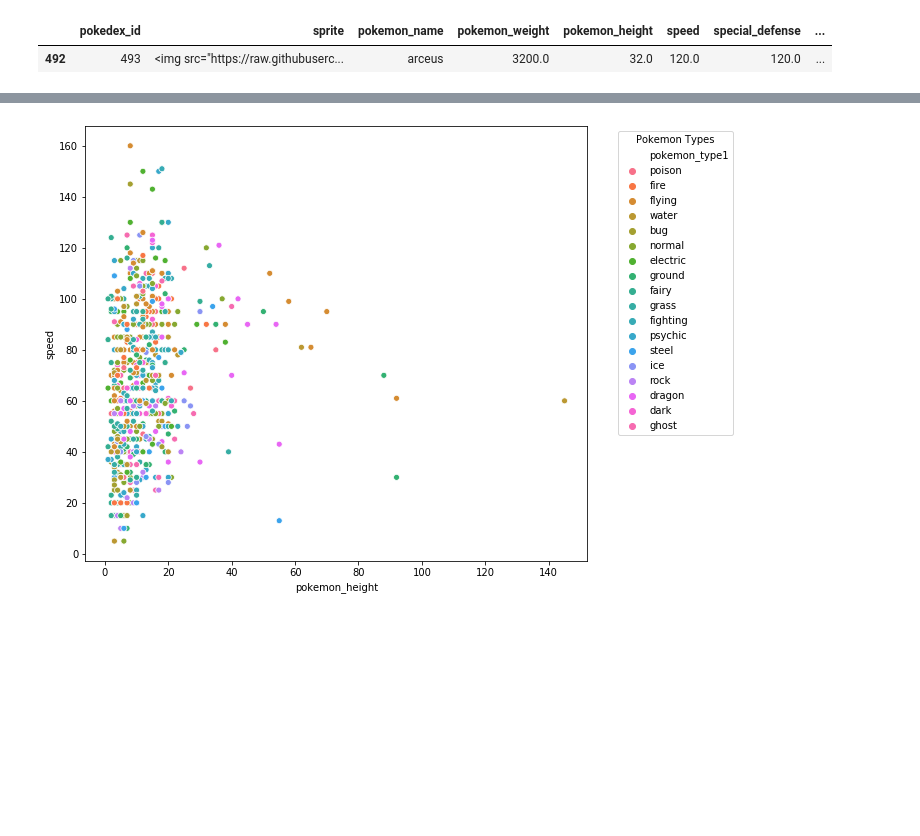
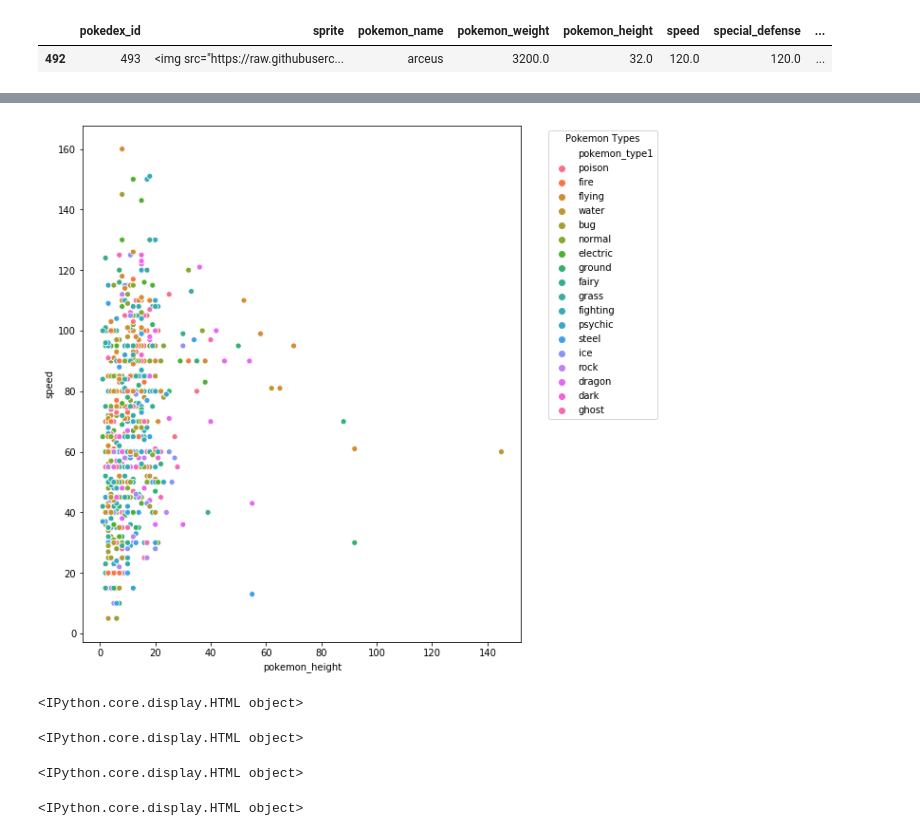
Before and after one commit to JayTDawgzone/pokemon_characteristics, a Jupyter notebook: Notebooks/pokemon_analysis.ipynb, the cells around one changed output, grey strips where cells are left out. Cells and saved outputs as stored; diff of their text form; code cells hidden in the pictures; blank space fills up the shorter version.

Commit message:
updated HTML

```diff
--- a/Notebooks/pokemon_analysis.ipynb
+++ b/Notebooks/pokemon_analysis.ipynb
@@ -363,8 +272,9 @@ plt.savefig('images/weight_speed_scatter.png')
 # %%
 height_speed = df[['pokemon_name','pokemon_height','speed','pokemon_type1']]
 f, ax = plt.subplots(figsize=(9,8))
 sns.scatterplot(x=height_speed['pokemon_height'],y=height_speed['speed'],hue=height_speed['pokemon_type1'], ax=ax)
 ax.legend(bbox_to_anchor=(1.05,1),loc=2, title='Pokemon Types')
+plt.tight_layout(pad=0)
 plt.savefig('images/height_speed_scatter.png')
 # %% [output]
-[figure, old version]
+[figure, new version]
@@ -370,0 +285,16 @@ plt.savefig('images/height_speed_scatter.png')
+# %%
+HTML(best_shape.to_html('shape_table.html',escape=False ,formatters=dict(image=path_to_image_html)))
+# %% [output]
+<IPython.core.display.HTML object>
+# %%
+HTML(best_egg.to_html('egg_table.html',escape=False ,formatters=dict(image=path_to_image_html)))
+# %% [output]
+<IPython.core.display.HTML object>
+# %%
+HTML(best_generation.to_html('generations_table.html',escape=False ,formatters=dict(image=path_to_image_html)))
+# %% [output]
+<IPython.core.display.HTML object>
+# %%
+HTML(best_type1.to_html('type1_table.html',escape=False ,formatters=dict(image=path_to_image_html)))
+# %% [output]
+<IPython.core.display.HTML object>
```
Also changed, not shown: parts of 15 cells of this notebook, 19 other files.
